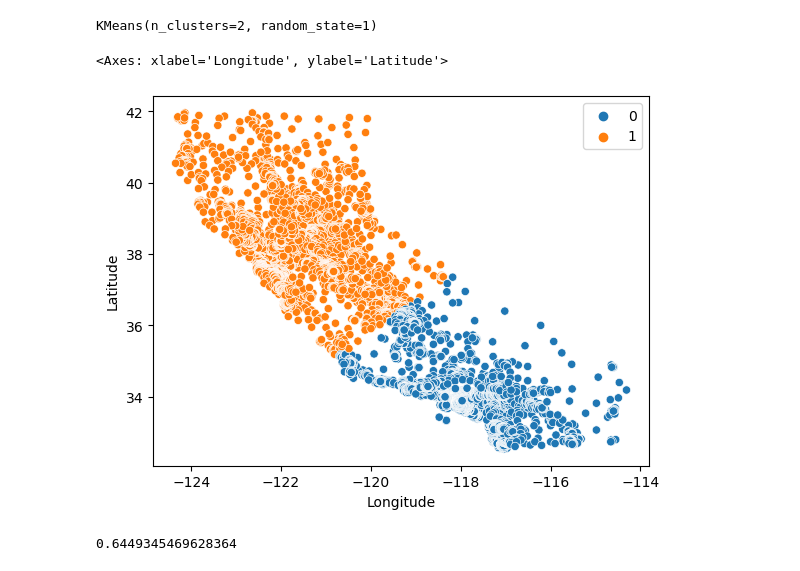
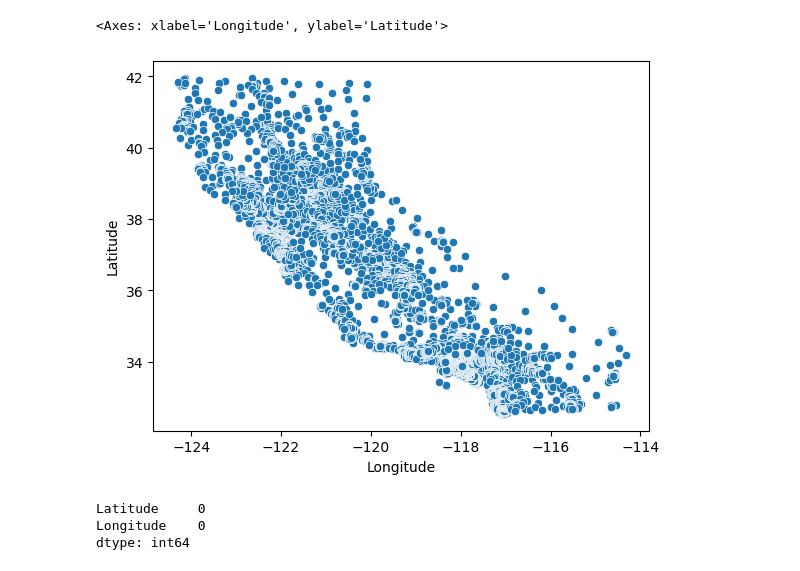
Before and after one commit to RomAbreu/proyecto-metodologia, a Jupyter notebook: proyecto.ipynb, the cells around one changed output. Cells and saved outputs as stored; diff of their text form; code cells hidden in the pictures.

```diff
--- a/proyecto.ipynb
+++ b/proyecto.ipynb
@@ -37,6 +43,0 @@ dtype: int64
-# %%
-SSE = []
-for cluster in range(2, 15):
-    kmeans = KMeans(n_clusters=cluster, random_state=42)
-    kmeans.fit(housing)
-    SSE.append(kmeans.inertia_)
@@ -54,18 +44,11 @@ plt.show()
-# %%
-housing_kmeans = KMeans(n_clusters=2, random_state=1, n_init='auto')
-housing_kmeans.fit(housing)
-# %% [output]
-KMeans(n_clusters=2, random_state=1)
-# %%
-housing_spectral = SpectralClustering(n_clusters=2, random_state=1)
-housing_spectral.fit(housing)
-# %%
-sns.scatterplot(data=housing, x='Longitude', y='Latitude', hue=housing_kmeans.labels_)
-# %% [output]
-<Axes: xlabel='Longitude', ylabel='Latitude'>
-[figure, removed]
-# %%
-housing_kmeans_silhouette_score = silhouette_score(housing, housing_kmeans.labels_, metric='euclidean', random_state=1)
-housing_kmeans_silhouette_score
-# %% [output]
-0.6449345469628364
+# %%
+sns.scatterplot(x='Longitude', y='Latitude', data=housing)
+# %% [output]
+<Axes: xlabel='Longitude', ylabel='Latitude'>
+[figure, added]
+# %%
+housing.isnull().sum()
+# %% [output]
+Latitude     0
+Longitude    0
+dtype: int64
```
Also changed, not shown: parts of 57 cells of this notebook.
